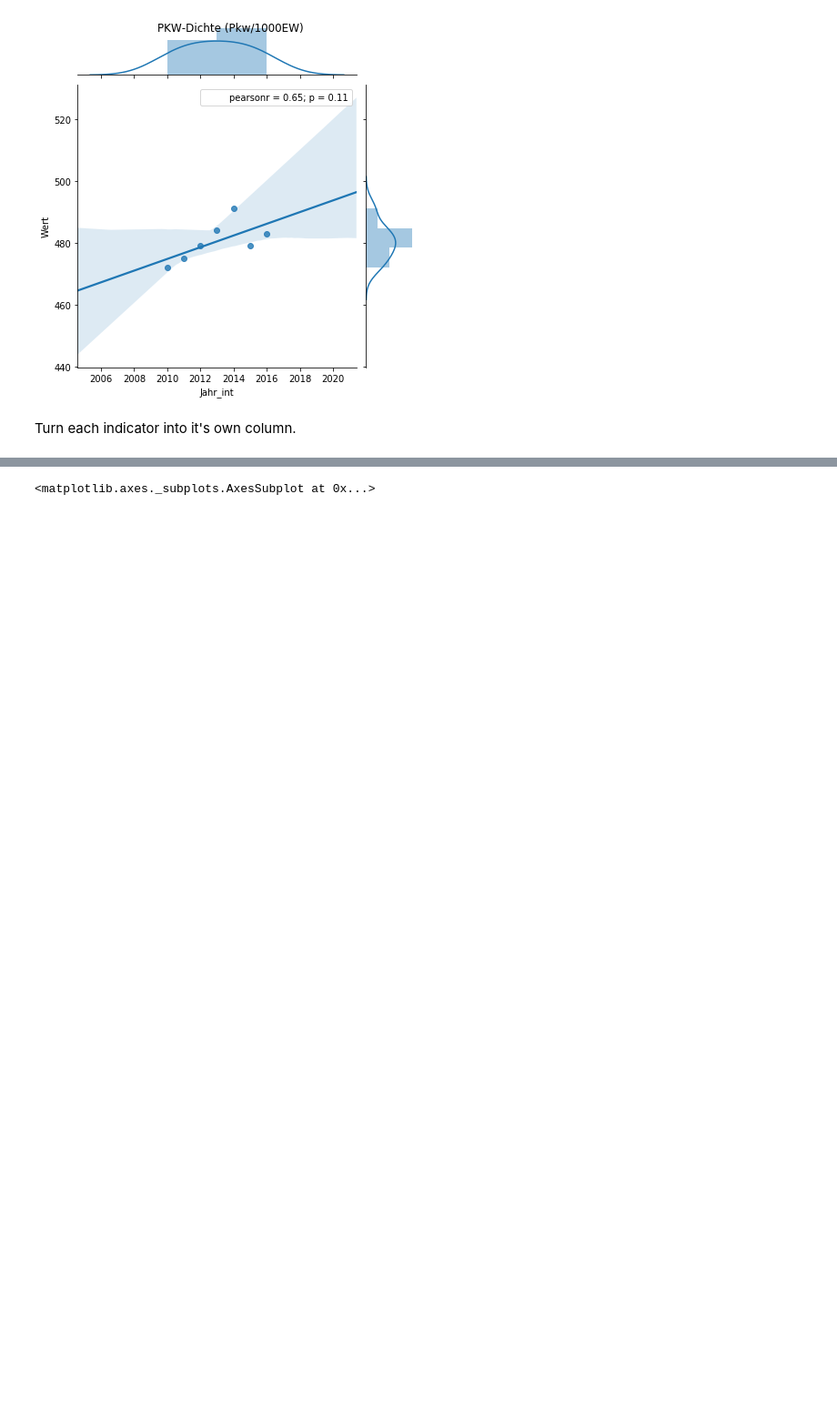
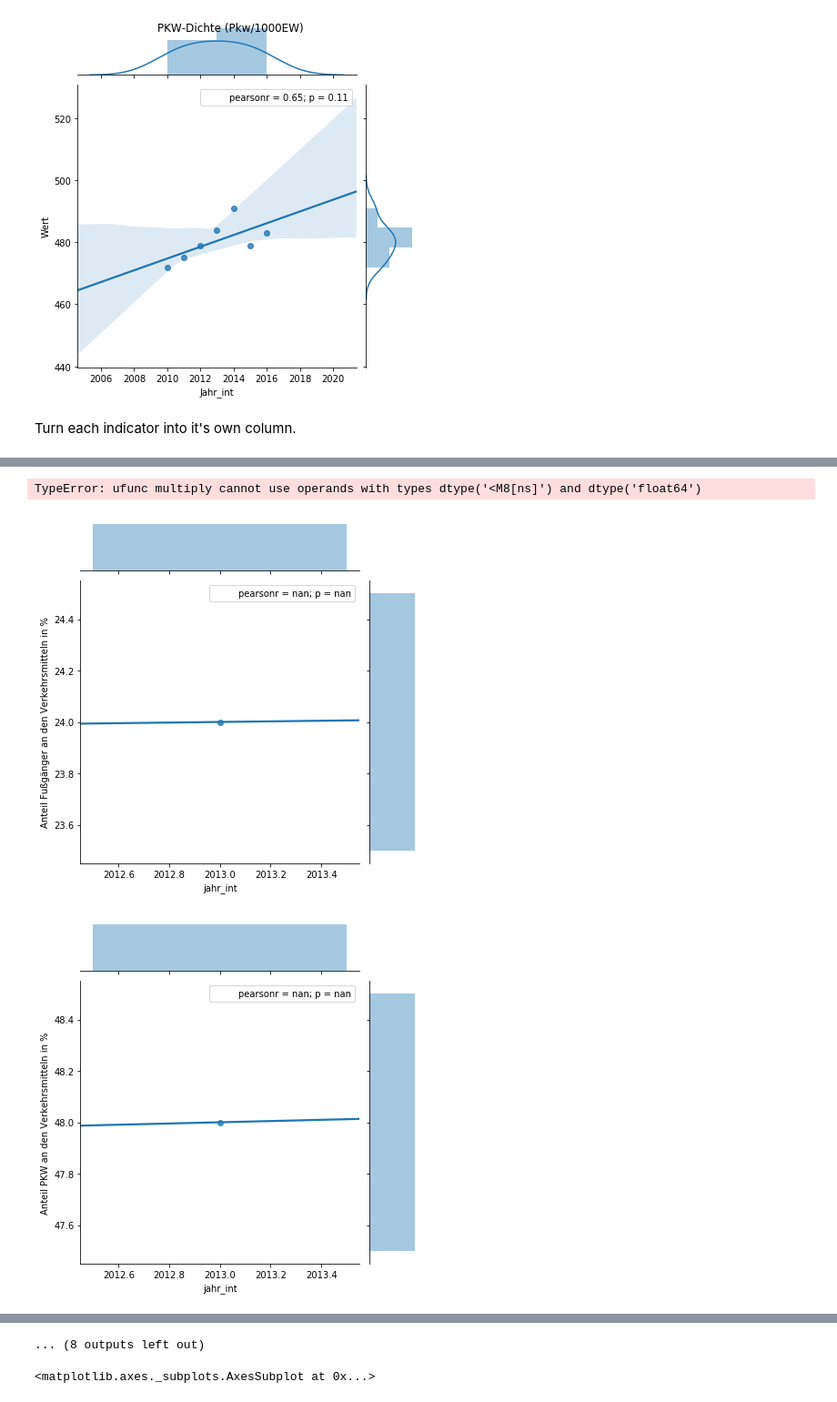
Before and after one commit to codeforosnabrueck/kosmos, a Jupyter notebook: parsing_and_analysis.ipynb, the cells around one changed output, grey strips where cells are left out. Shown at 91% size. Cells and saved outputs as stored; diff of their text form; code cells hidden in the pictures; blank space fills up the shorter version.

```diff
--- a/parsing_and_analysis.ipynb
+++ b/parsing_and_analysis.ipynb
@@ -168,0 +241,2 @@ data = data.pivot(index='Jahr', columns='Indikator', values='Wert')
+# %%
+data['jahr_int'] = data.index.year
@@ -168,0 +247,11 @@ data = data.pivot(index='Jahr', columns='Indikator', values='Wert')
+# %%
+with warnings.catch_warnings():
+    warnings.simplefilter("ignore")
+
+    for kennzahl in data.columns:
+        sns.jointplot(x='jahr_int', y=kennzahl, kind='reg', data=data)
+#         plt.suptitle(group)
+# %% [output]
+TypeError: ufunc multiply cannot use operands with types dtype('<M8[ns]') and dtype('float64')
+[figure, added]
+[figure, added]
@@ -168,0 +267 @@ data = data.pivot(index='Jahr', columns='Indikator', values='Wert')
+... (8 outputs left out)
```
Also changed, not shown: parts of 9 cells of this notebook.
